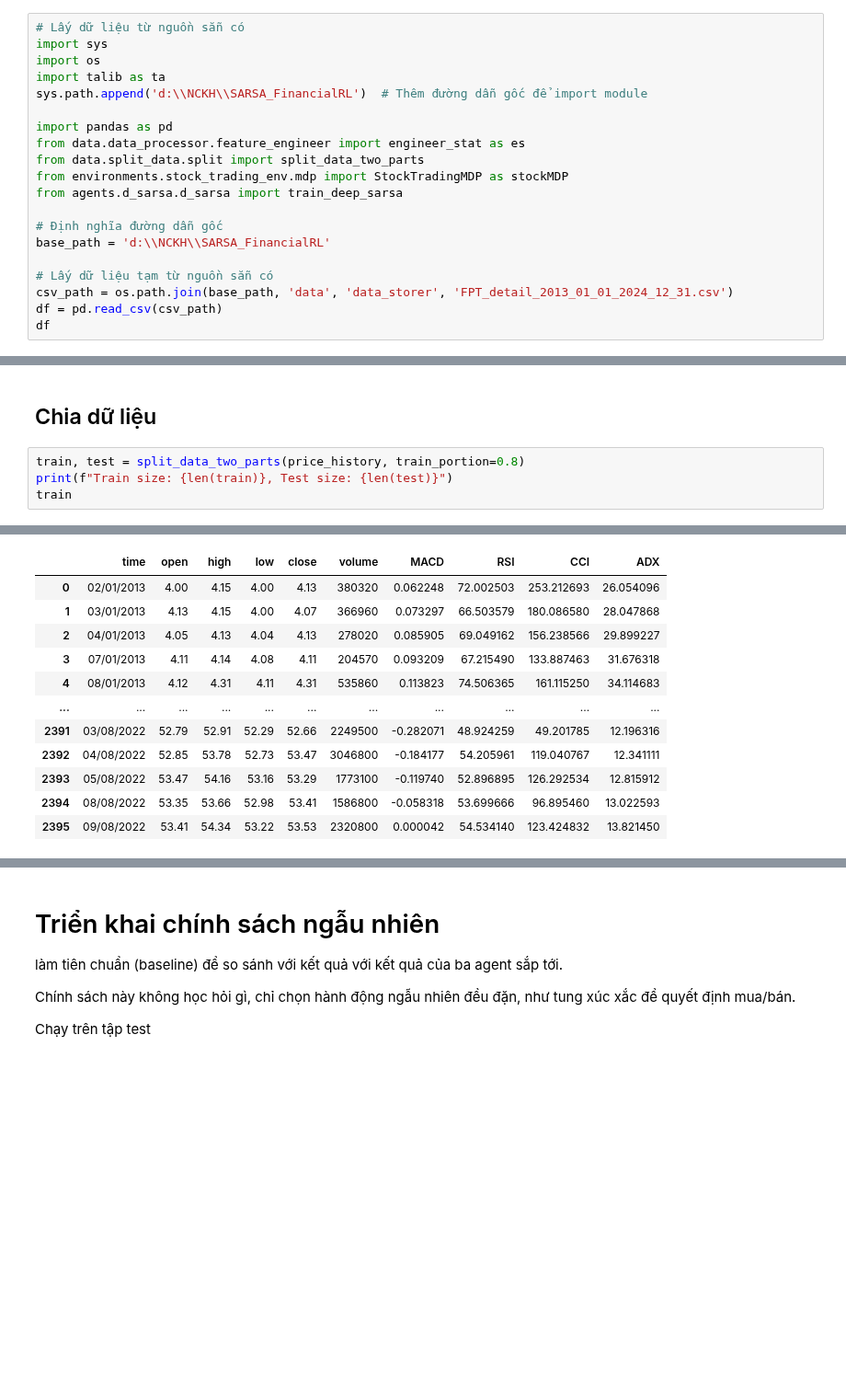
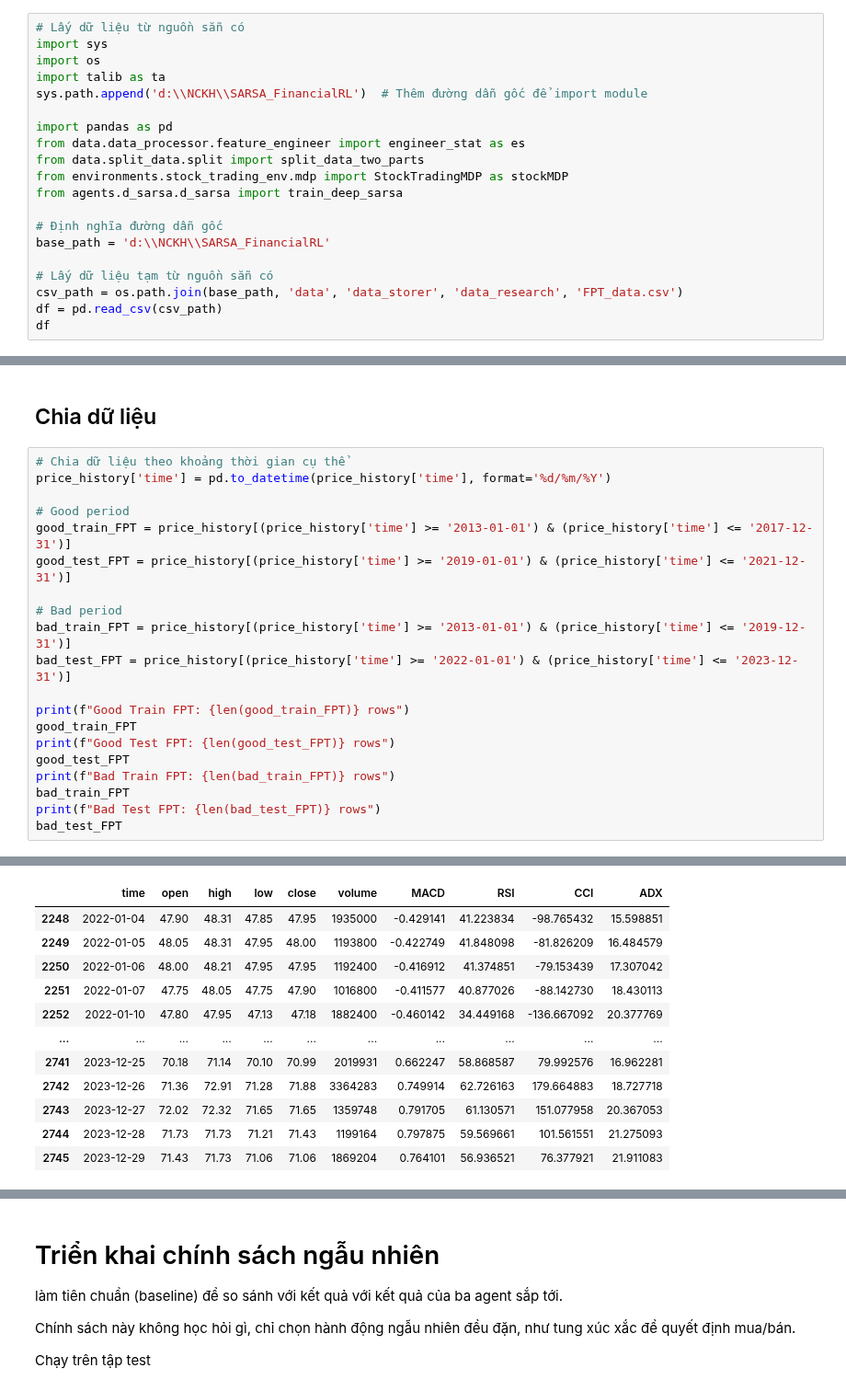
Before and after one commit to kohi-vip/SARSA_FinancialRL, a Jupyter notebook: application/testing/agent_training_fpt.ipynb, the cells around one changed output, grey strips where cells are left out. Shown at 92% size. Saved outputs shown, nothing was run; the diff lists cells and outputs as text; blank space fills up the shorter version.

```diff
--- a/application/testing/agent_training_fpt.ipynb
+++ b/application/testing/agent_training_fpt.ipynb
@@ -34,7 +34,7 @@ from agents.d_sarsa.d_sarsa import train_deep_sarsa
 base_path = 'd:\\NCKH\\SARSA_FinancialRL'
 
 # Lấy dữ liệu tạm từ nguồn sẵn có
-csv_path = os.path.join(base_path, 'data', 'data_storer', 'FPT_detail_2013_01_01_2024_12_31.csv')
+csv_path = os.path.join(base_path, 'data', 'data_storer', 'data_research', 'FPT_data.csv')
 df = pd.read_csv(csv_path)
 df
 # %% [output]
@@ -82,7 +82,23 @@ price_history
 # %% [markdown]
 ## Chia dữ liệu
 # %%
-train, test = split_data_two_parts(price_history, train_portion=0.8)
-print(f"Train size: {len(train)}, Test size: {len(test)}")
-train
+# Chia dữ liệu theo khoảng thời gian cụ thể
+price_history['time'] = pd.to_datetime(price_history['time'], format='%d/%m/%Y')
+
+# Good period
+good_train_FPT = price_history[(price_history['time'] >= '2013-01-01') & (price_history['time'] <= '2017-12-31')]
+good_test_FPT = price_history[(price_history['time'] >= '2019-01-01') & (price_history['time'] <= '2021-12-31')]
+
+# Bad period
+bad_train_FPT = price_history[(price_history['time'] >= '2013-01-01') & (price_history['time'] <= '2019-12-31')]
+bad_test_FPT = price_history[(price_history['time'] >= '2022-01-01') & (price_history['time'] <= '2023-12-31')]
+
+print(f"Good Train FPT: {len(good_train_FPT)} rows")
+good_train_FPT
+print(f"Good Test FPT: {len(good_test_FPT)} rows")
+good_test_FPT
+print(f"Bad Train FPT: {len(bad_train_FPT)} rows")
+bad_train_FPT
+print(f"Bad Test FPT: {len(bad_test_FPT)} rows")
+bad_test_FPT
 # %% [output]
@@ -90,12 +109,12 @@ Train size: 2396, Test size: 600
 |  | time | open | high | low | close | volume | MACD | RSI | CCI | ADX |
-| 0 | 02/01/2013 | 4.00 | 4.15 | 4.00 | 4.13 | 380320 | 0.062248 | 72.002503 | 253.212693 | 26.054096 |
-| 1 | 03/01/2013 | 4.13 | 4.15 | 4.00 | 4.07 | 366960 | 0.073297 | 66.503579 | 180.086580 | 28.047868 |
-| 2 | 04/01/2013 | 4.05 | 4.13 | 4.04 | 4.13 | 278020 | 0.085905 | 69.049162 | 156.238566 | 29.899227 |
-| 3 | 07/01/2013 | 4.11 | 4.14 | 4.08 | 4.11 | 204570 | 0.093209 | 67.215490 | 133.887463 | 31.676318 |
-| 4 | 08/01/2013 | 4.12 | 4.31 | 4.11 | 4.31 | 535860 | 0.113823 | 74.506365 | 161.115250 | 34.114683 |
+| 2248 | 2022-01-04 | 47.90 | 48.31 | 47.85 | 47.95 | 1935000 | -0.429141 | 41.223834 | -98.765432 | 15.598851 |
+| 2249 | 2022-01-05 | 48.05 | 48.31 | 47.95 | 48.00 | 1193800 | -0.422749 | 41.848098 | -81.826209 | 16.484579 |
+| 2250 | 2022-01-06 | 48.00 | 48.21 | 47.95 | 47.95 | 1192400 | -0.416912 | 41.374851 | -79.153439 | 17.307042 |
+| 2251 | 2022-01-07 | 47.75 | 48.05 | 47.75 | 47.90 | 1016800 | -0.411577 | 40.877026 | -88.142730 | 18.430113 |
+| 2252 | 2022-01-10 | 47.80 | 47.95 | 47.13 | 47.18 | 1882400 | -0.460142 | 34.449168 | -136.667092 | 20.377769 |
 | ... | ... | ... | ... | ... | ... | ... | ... | ... | ... | ... |
-| 2391 | 03/08/2022 | 52.79 | 52.91 | 52.29 | 52.66 | 2249500 | -0.282071 | 48.924259 | 49.201785 | 12.196316 |
-| 2392 | 04/08/2022 | 52.85 | 53.78 | 52.73 | 53.47 | 3046800 | -0.184177 | 54.205961 | 119.040767 | 12.341111 |
-| 2393 | 05/08/2022 | 53.47 | 54.16 | 53.16 | 53.29 | 1773100 | -0.119740 | 52.896895 | 126.292534 | 12.815912 |
-| 2394 | 08/08/2022 | 53.35 | 53.66 | 52.98 | 53.41 | 1586800 | -0.058318 | 53.699666 | 96.895460 | 13.022593 |
-| 2395 | 09/08/2022 | 53.41 | 54.34 | 53.22 | 53.53 | 2320800 | 0.000042 | 54.534140 | 123.424832 | 13.821450 |
+| 2741 | 2023-12-25 | 70.18 | 71.14 | 70.10 | 70.99 | 2019931 | 0.662247 | 58.868587 | 79.992576 | 16.962281 |
+| 2742 | 2023-12-26 | 71.36 | 72.91 | 71.28 | 71.88 | 3364283 | 0.749914 | 62.726163 | 179.664883 | 18.727718 |
+| 2743 | 2023-12-27 | 72.02 | 72.32 | 71.65 | 71.65 | 1359748 | 0.791705 | 61.130571 | 151.077958 | 20.367053 |
+| 2744 | 2023-12-28 | 71.73 | 71.73 | 71.21 | 71.43 | 1199164 | 0.797875 | 59.569661 | 101.561551 | 21.275093 |
+| 2745 | 2023-12-29 | 71.43 | 71.73 | 71.06 | 71.06 | 1869204 | 0.764101 | 56.936521 | 76.377921 | 21.911083 |
```
Also changed, not shown: parts of 18 cells of this notebook, 23 other files.
